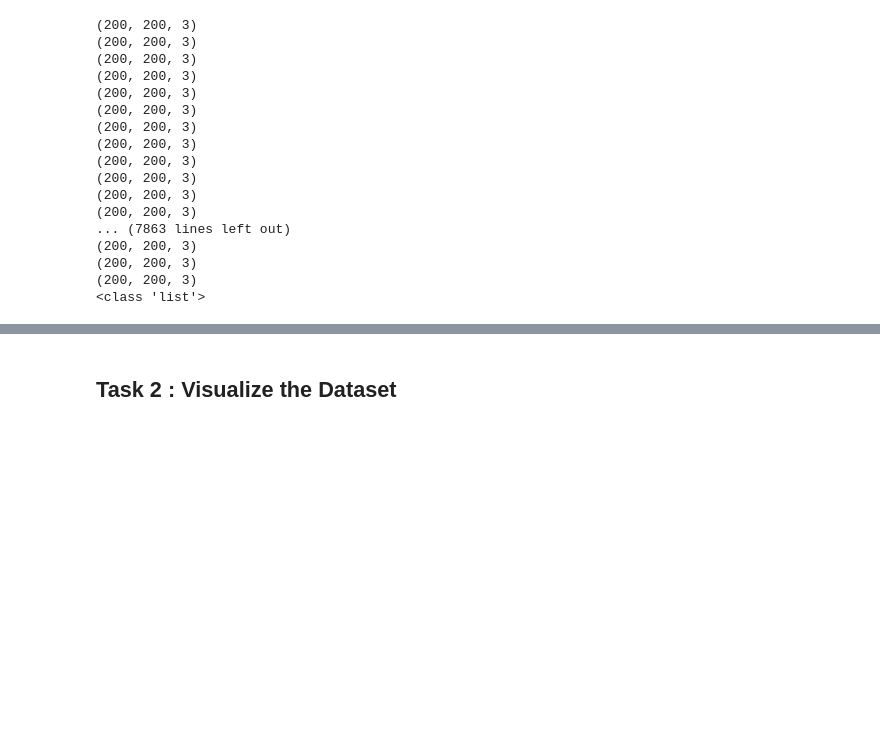
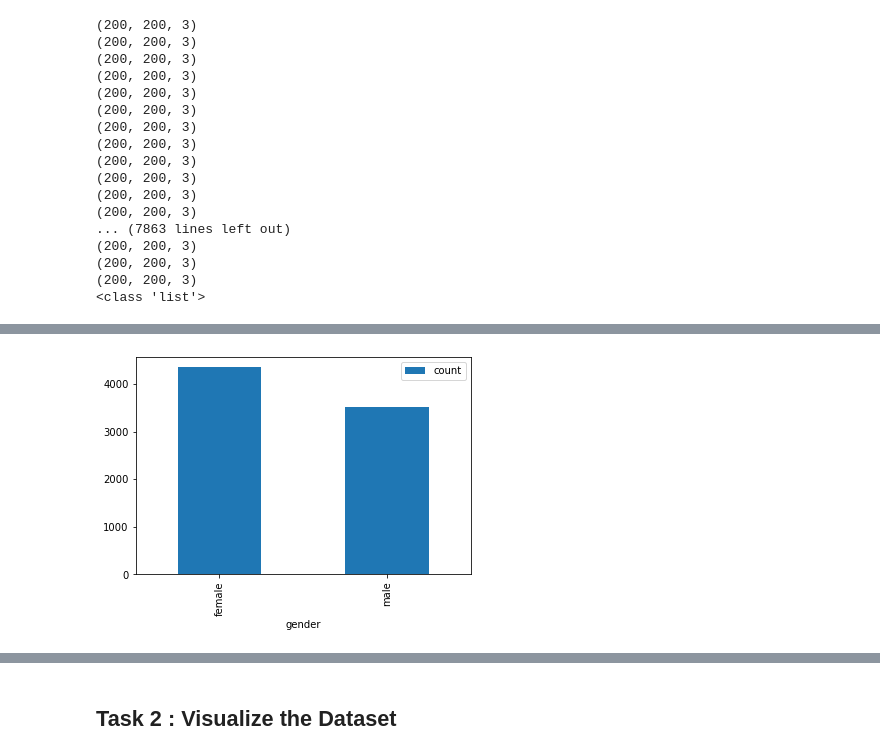
Before and after one commit to kiubb02/CVProject, a Jupyter notebook: main.ipynb, the cells around one changed output, grey strips where cells are left out. Saved outputs shown, nothing was run; the diff lists cells and outputs as text; code cells hidden in the pictures; blank space fills up the shorter version.

```diff
--- a/main.ipynb
+++ b/main.ipynb
@@ -114,0 +137,3 @@ age_dict = {}
+# %%
+gender_df = pd.DataFrame(create_dict(gender_list,"gender"))
+gender_df
@@ -114,0 +146,4 @@ age_dict = {}
+# %%
+gender_df = gender_df.replace(0,'male')
+gender_df = gender_df.replace(1,'female')
+gender_df
@@ -114,0 +199,6 @@ age_dict = {}
+# %%
+# gender data
+gender_df.plot(x="gender", y="count", kind='bar')
+plt.show()
+# %% [output]
+[figure, added]
```
Also changed, not shown: parts of 44 cells of this notebook.
